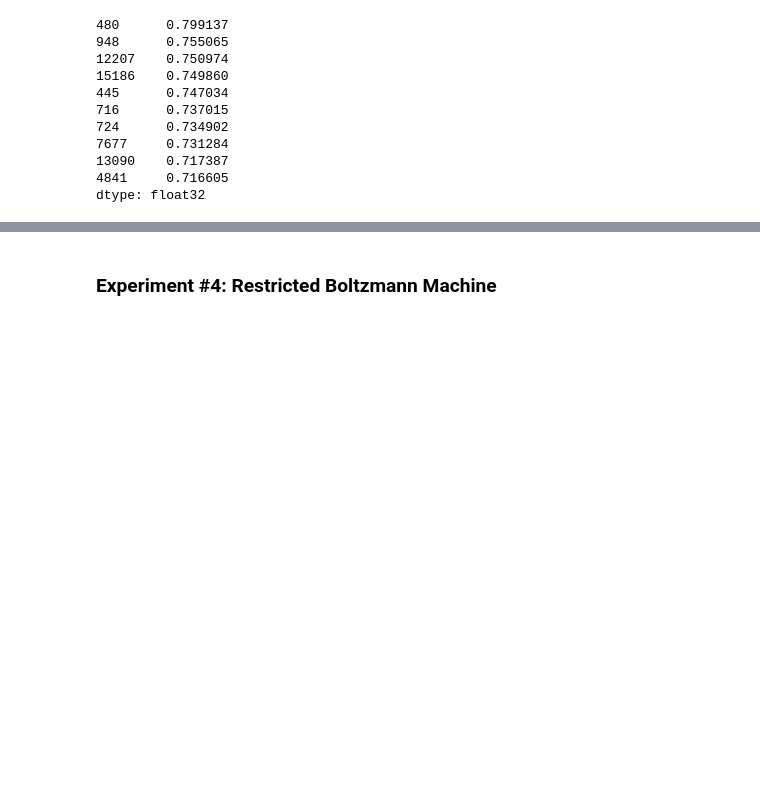
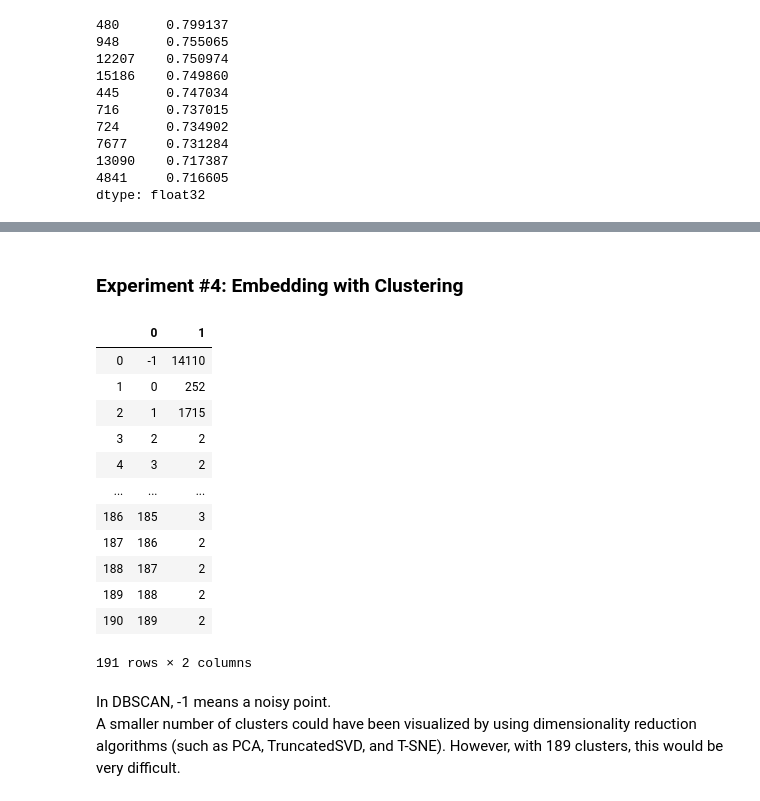
Before and after one commit to almahdiy/book_recommendation_engine, a Jupyter notebook: recommender_EDA_DataPrep.ipynb, the cells around one changed output, grey strips where cells are left out. Cells and saved outputs as stored; diff of their text form; code cells hidden in the pictures; blank space fills up the shorter version.

```diff
--- a/recommender_EDA_DataPrep.ipynb
+++ b/recommender_EDA_DataPrep.ipynb
@@ -530,2 +569,2 @@ dtype: float32
 # %% [markdown]
-### Experiment #4: Restricted Boltzmann Machine
+### Experiment #4: Embedding with Clustering
@@ -531,0 +573,22 @@ dtype: float32
+# %%
+clustering_model = DBSCAN(eps=3, min_samples=2).fit(embeddings)
+cluster_assignment = clustering_model.labels_
+# %%
+pd.DataFrame(np.unique(cluster_assignment, return_counts=True)).T
+# %% [output]
+|  | 0 | 1 |
+| 0 | -1 | 14110 |
+| 1 | 0 | 252 |
+| 2 | 1 | 1715 |
+| 3 | 2 | 2 |
+| 4 | 3 | 2 |
+| ... | ... | ... |
+| 186 | 185 | 3 |
+| 187 | 186 | 2 |
+| 188 | 187 | 2 |
+| 189 | 188 | 2 |
+| 190 | 189 | 2 |
+191 rows × 2 columns
+# %% [markdown]
+In DBSCAN, -1 means a noisy point.<br>
+A smaller number of clusters could have been visualized by using dimensionality reduction algorithms (such as PCA, TruncatedSVD, and T-SNE). However, with 189 clusters, this would be very difficult.
```
Also changed, not shown: parts of 8 cells of this notebook, 5 other files.
